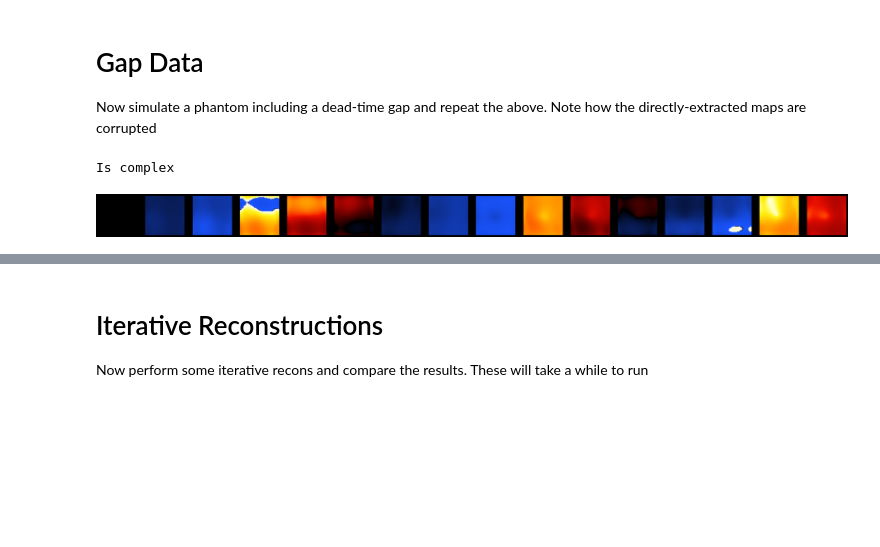
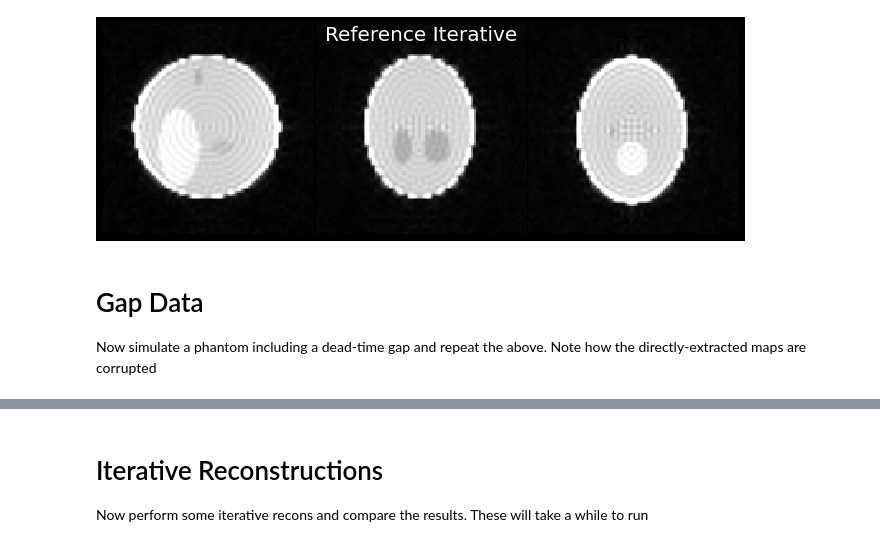
Before and after one commit to spinicist/old-riesling-examples, a Jupyter notebook: espirit.ipynb, the cells around one changed output, grey strips where cells are left out. Drawn from its saved outputs; the diff is of its cells as text; code cells hidden in the pictures; blank space fills up the shorter version.

```diff
--- a/espirit.ipynb
+++ b/espirit.ipynb
@@ -30,9 +27,10 @@ ns.timeseries('gap-espirit-sense-maps.nii', component='mag')
+# %%
+f = ns.three_plane('full-direct-cg.nii', component='mag', title='Reference Iterative')
+f.savefig('full-direct-cg.png')
+f
+# %% [output]
+[figure, added]
 # %% [markdown]
 # Gap Data
 
 Now simulate a phantom including a dead-time gap and repeat the above. Note how the directly-extracted maps are corrupted
-# %%
-ns.timeseries('gap-espirit-sense-maps.nii', component='phase', clim=(-3.141, 3.141))
-# %% [output]
-Is complex
-[figure, removed]
```
Also changed, not shown: parts of 25 cells of this notebook, 1 other file.
